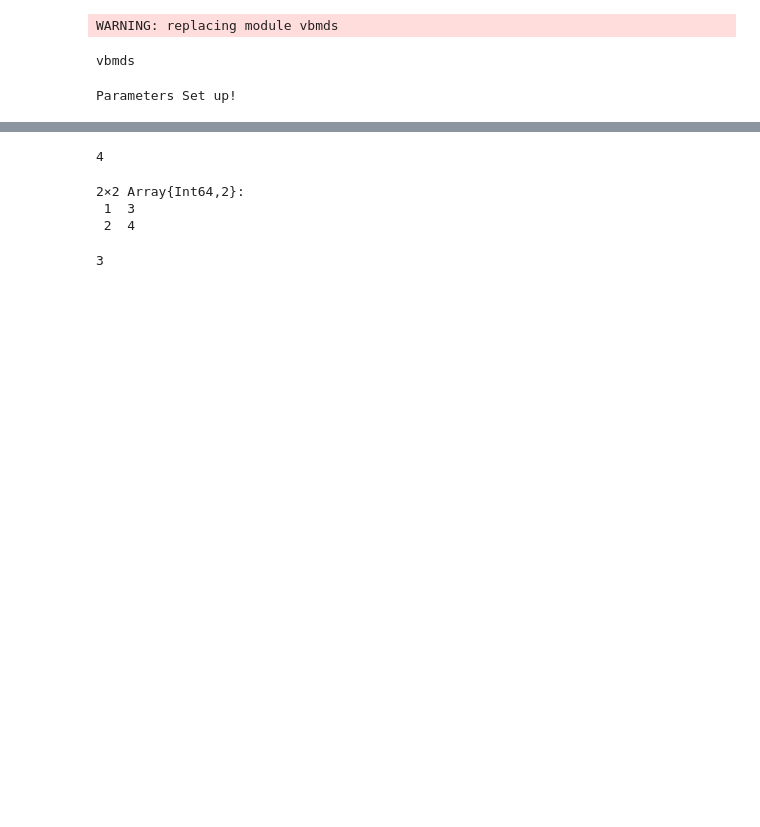
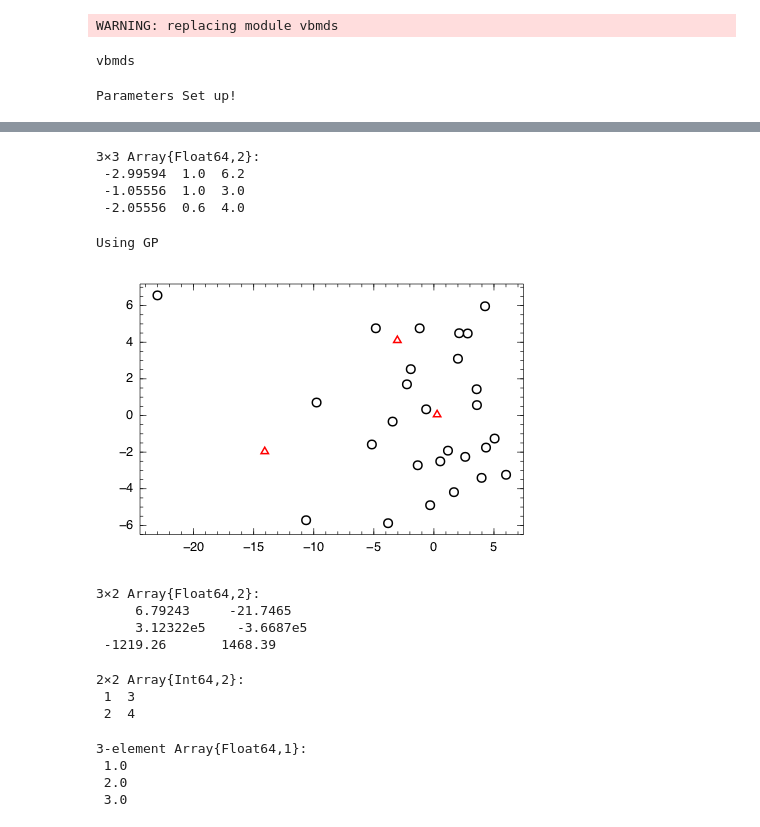
Before and after one commit to haroldsoh/vbmds, a Jupyter notebook: Lattice with Uncertainty.ipynb, the cells around one changed output, grey strips where cells are left out. Saved outputs shown, nothing was run; the diff lists cells and outputs as text; code cells hidden in the pictures; blank space fills up the shorter version.

```diff
--- a/Lattice with Uncertainty.ipynb
+++ b/Lattice with Uncertainty.ipynb
@@ -270,8 +301,40 @@ p
-# %%
-a = [1,2,3,4]
-length(a)
-# %% [output]
-4
+# %%
+Xoos = [3.1 3.1;
+        1.5 1.5;
+        1.5 2.5
+        ]
+Xfeat_oos = getFeatures(Xoos, Nirr=Nirr)
+# %% [output]
+3×3 Array{Float64,2}:
+ -2.99594  1.0  6.2
+ -1.05556  1.0  3.0
+ -2.05556  0.6  4.0
+# %%
+# prediction with out-of-sample points
+#plotting via Winston
+hold(true)
+if Xfeat_local != []
+    (mZ_pred, vZ_pred) = vbmds.VBMDSMix(0, Xfeat_oos, nZ, params)
+    println("Using GP")
+    errbarsx = SymmetricErrorBarsX(mZ_pred[:,1], mZ_pred[:,2], 2*sqrt(vZ_pred[:,1]))
+    errbarsy = SymmetricErrorBarsY(mZ_pred[:,1], mZ_pred[:,2], 2*sqrt(vZ_pred[:,2]))
+
+    p = plot(mZ_pred[:,1], mZ_pred[:,2], "r^")
+    hold(true)
+    #add(p, errbarsx)
+    #add(p, errbarsy)
+end
+p
+# %% [output]
+Using GP
+[figure, added]
+# %%
+mZ_pred
+# %% [output]
+3×2 Array{Float64,2}:
+     6.79243     -21.7465
+     3.12322e5    -3.6687e5
+ -1219.26       1468.39
 # %%
 
 a = [1,2,3,4]
@@ -280,7 +343,11 @@ a = reshape(a, length())
 2×2 Array{Int64,2}:
  1  3
  2  4
-# %%
-a[end]
-# %% [output]
-3
+# %%
+a = [[]; [1,2,3]]
+Array{Float64}(a)
+# %% [output]
+3-element Array{Float64,1}:
+ 1.0
+ 2.0
+ 3.0
```
Also changed, not shown: parts of 13 cells of this notebook, 4 other files.
